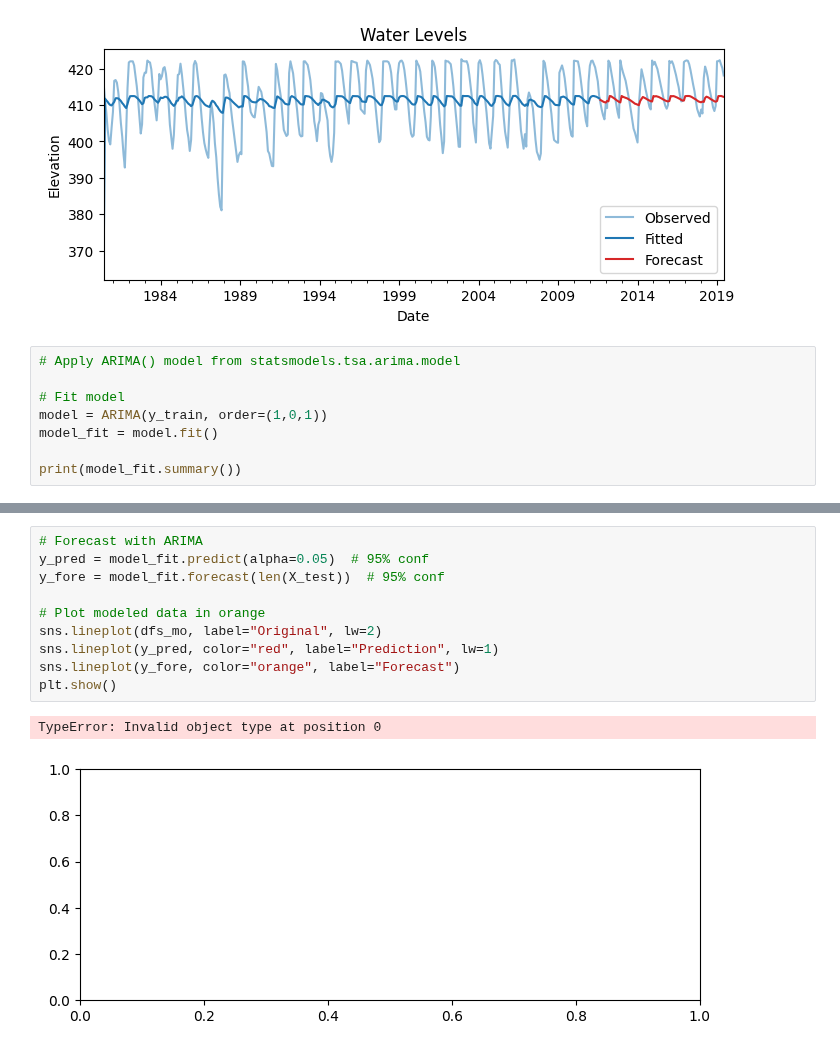
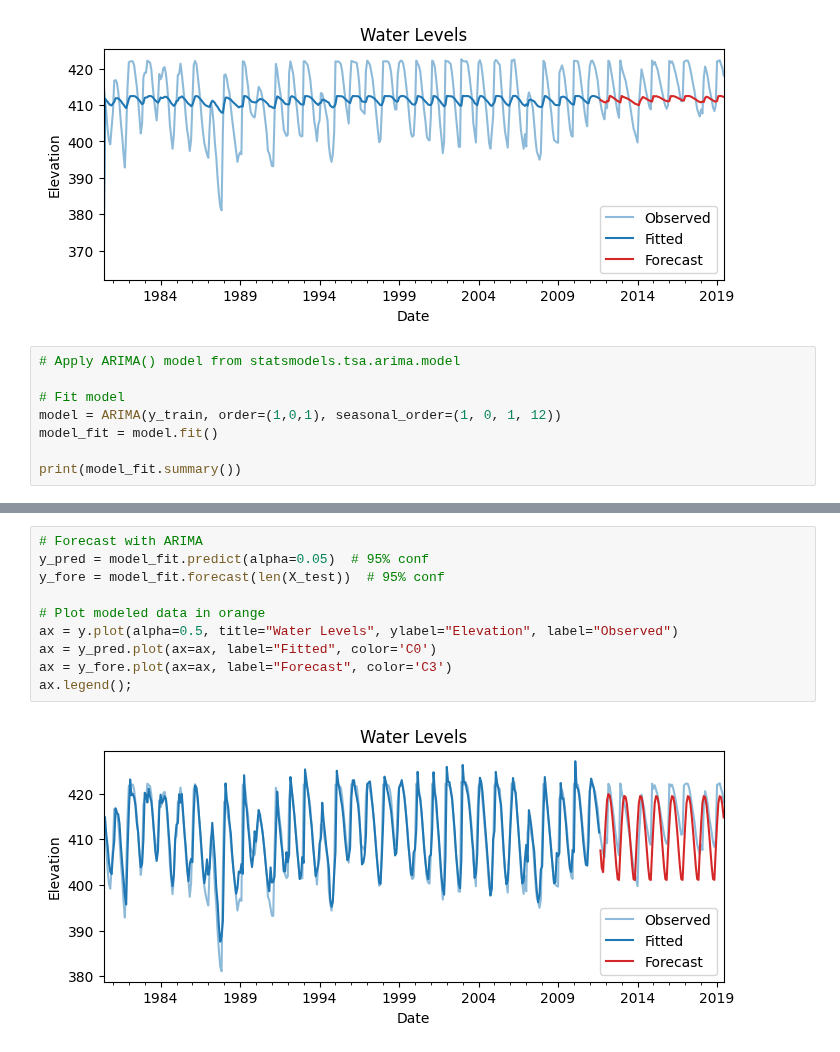
Before and after one commit to liangchow/time-series-reservoir-water-level, a Jupyter notebook: reservoir.ipynb, the cells around one changed output, grey strips where cells are left out. Drawn from its saved outputs; the diff is of its cells as text.

```diff
--- a/reservoir.ipynb
+++ b/reservoir.ipynb
@@ -338,7 +338,7 @@ Testing RMSLE: 0.01459
 # Apply ARIMA() model from statsmodels.tsa.arima.model
 
 # Fit model
-model = ARIMA(y_train, order=(1,0,1))
+model = ARIMA(y_train, order=(1,0,1), seasonal_order=(1, 0, 1, 12))
 model_fit = model.fit()
 
 print(model_fit.summary())
@@ -363,13 +363,12 @@ Warnings:
 # %%
 # Forecast with ARIMA
 y_pred = model_fit.predict(alpha=0.05)  # 95% conf
 y_fore = model_fit.forecast(len(X_test))  # 95% conf
 
 # Plot modeled data in orange
-sns.lineplot(dfs_mo, label="Original", lw=2)
-sns.lineplot(y_pred, color="red", label="Prediction", lw=1)
-sns.lineplot(y_fore, color="orange", label="Forecast")
-plt.show()
+ax = y.plot(alpha=0.5, title="Water Levels", ylabel="Elevation", label="Observed")
+ax = y_pred.plot(ax=ax, label="Fitted", color='C0')
+ax = y_fore.plot(ax=ax, label="Forecast", color='C3')
+ax.legend();
 # %% [output]
-TypeError: Invalid object type at position 0
-[figure, old version]
+[figure, new version]
```
Also changed, not shown: parts of 1 cell of this notebook.
